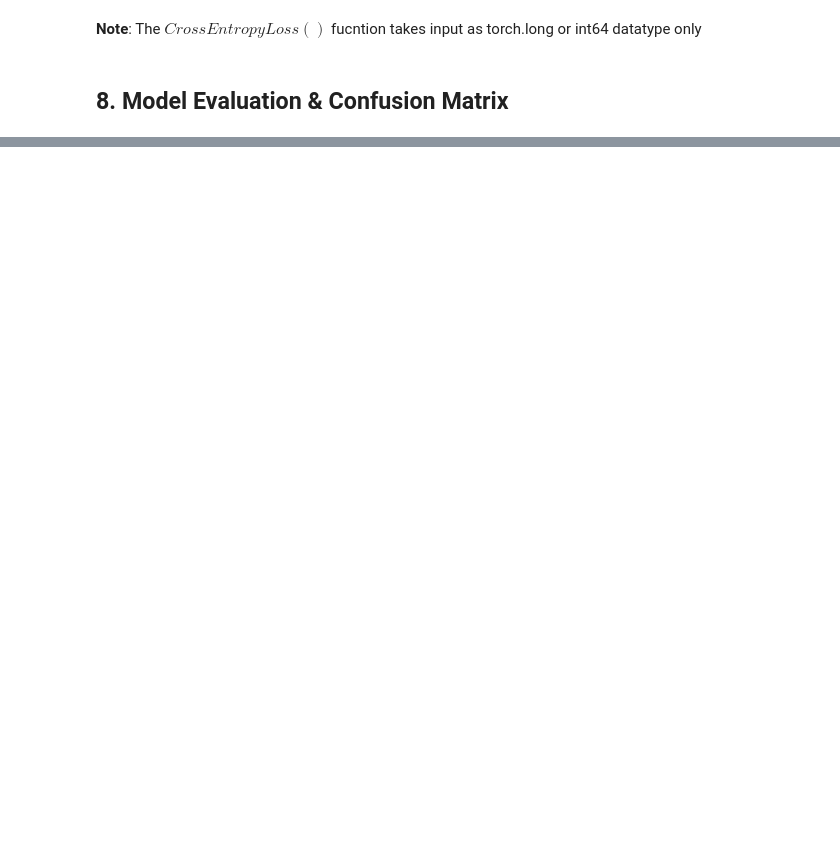
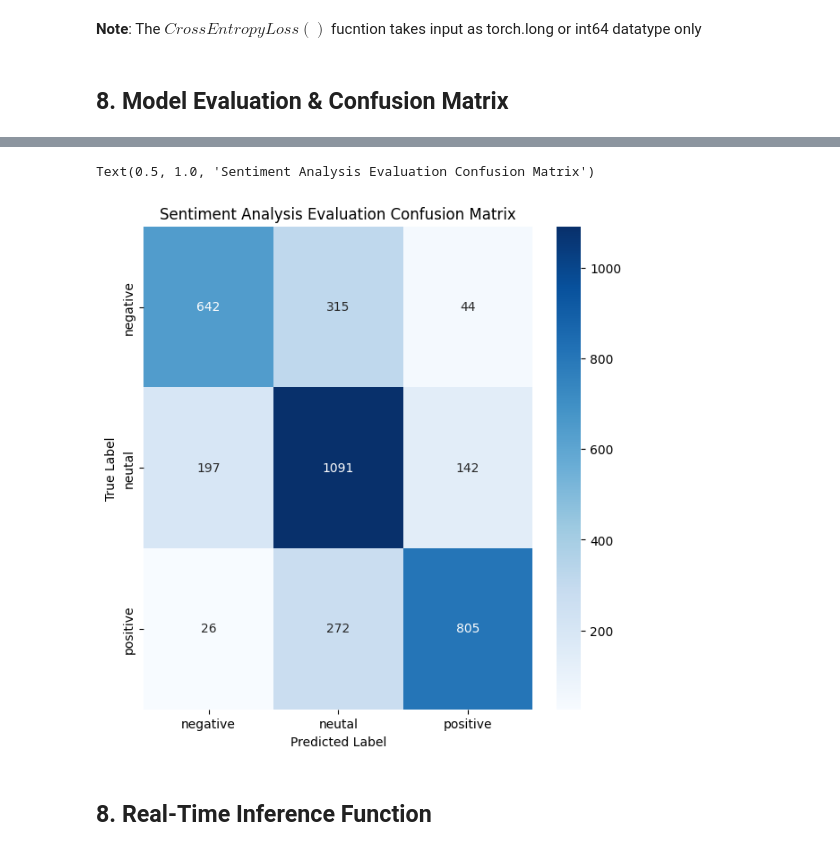
Before and after one commit to Prashant-Kumar-Codes/NLP, a Jupyter notebook: 7_NLP_Projects/1_Text_Classification/1_Sentiment_Analysis/1_Twitter_Sentiment_Analyis.ipynb, the cells around one changed output, grey strips where cells are left out. Drawn from its saved outputs; the diff is of its cells as text; code cells hidden in the pictures; blank space fills up the shorter version.

Commit message:
complete the sentiment analysis model with a test accuracy around of 72%

```diff
--- a/7_NLP_Projects/1_Text_Classification/1_Sentiment_Analysis/1_Twitter_Sentiment_Analyis.ipynb
+++ b/7_NLP_Projects/1_Text_Classification/1_Sentiment_Analysis/1_Twitter_Sentiment_Analyis.ipynb
@@ -244,7 +244,7 @@ class SentimentDataset(Dataset):
 
         return torch.tensor(padded, dtype=torch.int64), torch.tensor(self.labels[idx], dtype=torch.int64)
 # %%
-MAX_LEN = 40
+MAX_LEN = 30
 BATCH_SIZE = 64
 
 train_datset = SentimentDataset(train_df['clean_tokens'].tolist(), labels=train_df['id'], vocab=vocab, max_len=MAX_LEN)
@@ -307,10 +330,10 @@ class SentimentBiLSTM(nn.Module):
 # %%
 # lstmModel hyperparameters
-EMBED_DIM = 100
-HIDDEN_DIM = 128
+EMBED_DIM = 120
+HIDDEN_DIM = 148
 OUTPUT_DIM = 3
-NUM_LAYERS = 2
-DROPOUT = 0.3
+NUM_LAYERS = 3
+DROPOUT = 0.25
 # %%
 lstmModel = SentimentBiLSTM(len(vocab), EMBED_DIM, HIDDEN_DIM, OUTPUT_DIM, NUM_LAYERS, DROPOUT)
 lstmModel = lstmModel.to(device) # for gpu
@@ -411,0 +494,13 @@ target_names = ['negative', 'neutal', 'positive']
+# %%
+# confusion matrix visual
+cm = confusion_matrix(all_labels, all_preds)
+plt.figure(figsize=(7, 7))
+sns.heatmap(cm, annot=True, fmt='d', cmap='Blues', xticklabels=target_names, yticklabels=target_names)
+plt.xlabel('Predicted Label')
+plt.ylabel('True Label')
+plt.title('Sentiment Analysis Evaluation Confusion Matrix')
+# %% [output]
+Text(0.5, 1.0, 'Sentiment Analysis Evaluation Confusion Matrix')
+[figure, added]
+# %% [markdown]
+## 8. Real-Time Inference Function
```
Also changed, not shown: parts of 11 cells of this notebook.
